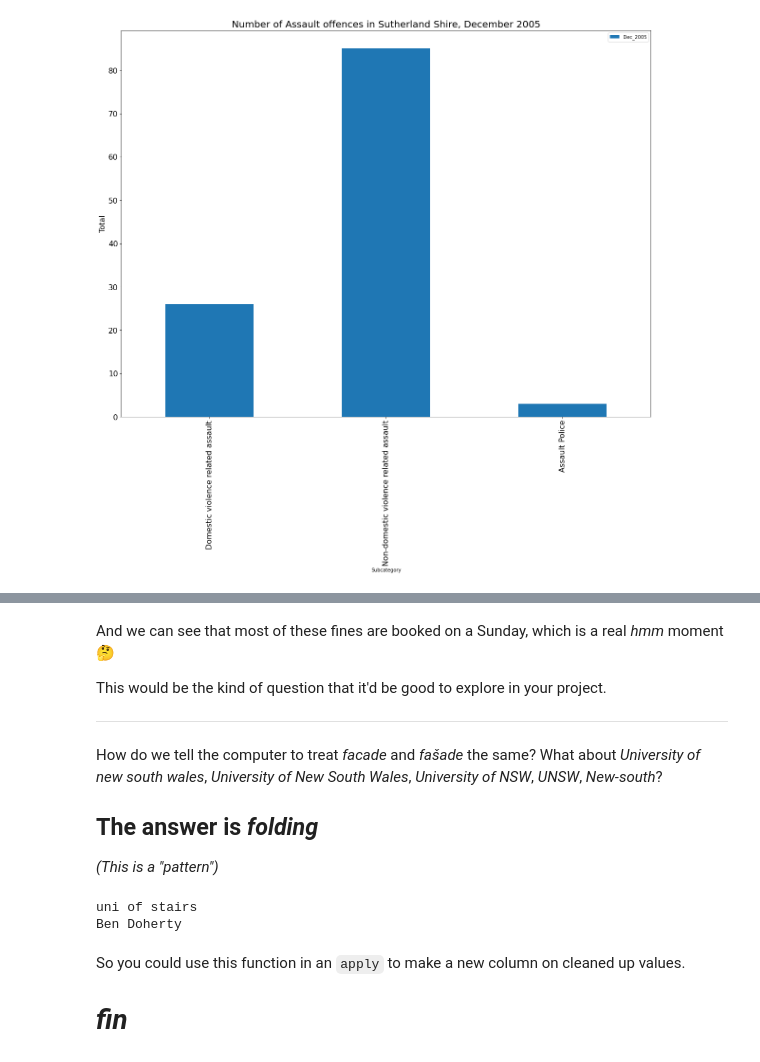
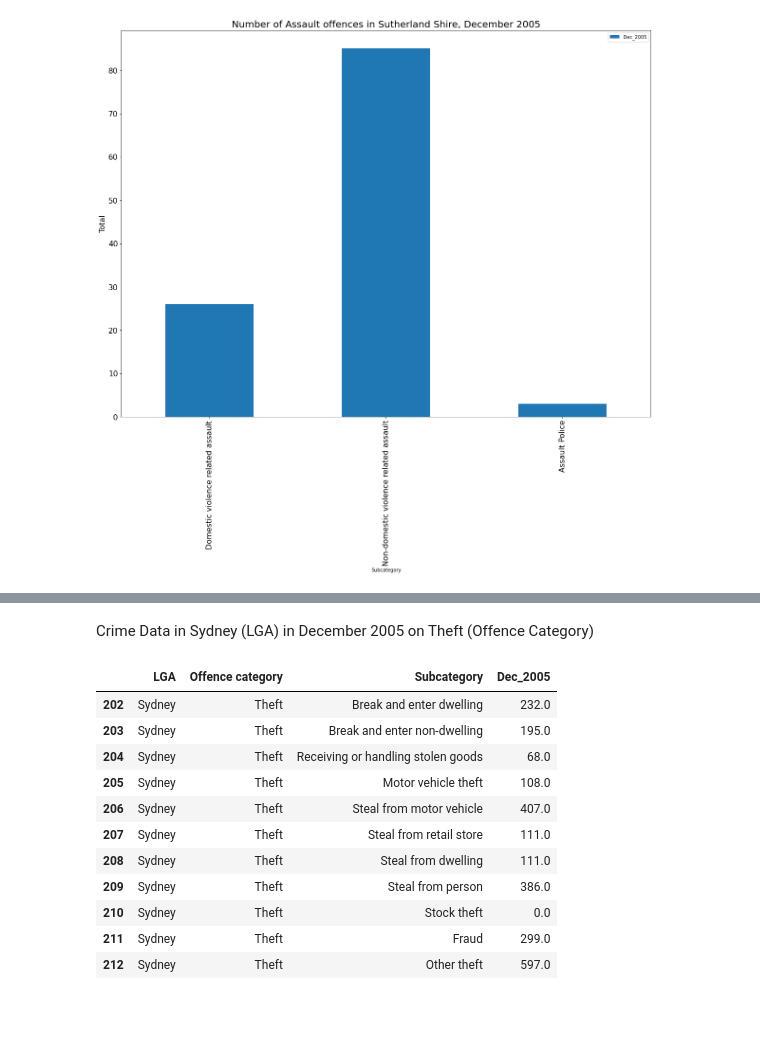
Before and after one commit to joshmic/Data_Project, a Jupyter notebook: Crime Data - NSW.ipynb, the cells around one changed output, grey strips where cells are left out. Saved outputs shown, nothing was run; the diff lists cells and outputs as text; code cells hidden in the pictures; blank space fills up the shorter version.

```diff
--- a/Crime Data - NSW.ipynb
+++ b/Crime Data - NSW.ipynb
@@ -879,46 +320,33 @@ crime_data.nice_day.value_counts().plot(kind="bar")
-# %% [markdown]
-And we can see that most of these fines are booked on a Sunday, which is a real _hmm_ moment 🤔
-
-This would be the kind of question that it'd be good to explore in your project.
-
----
-
-How do we tell the computer to treat _facade_ and _fašade_ the same? What about _University of new south wales_, _University of New South Wales_, _University of NSW_, _UNSW_, _New-south_?
-
-## The answer is _folding_
-
-_(This is a "pattern")_
-# %%
-def fold(given):
-    """Return canonical versions of inputs."""
-
-    # Use canonical variables so that you can define once, use many times.
-    UNSW_canonical = "uni of stairs"
-    ben_name_cannonical = "Ben Doherty"
-
-    # dictionary of input:output pairs
-    folds = {
-        "University of new south wales": UNSW_canonical,
-        "University of New South Wales": UNSW_canonical,
-        "University of NSW": UNSW_canonical,
-        "UNSW": UNSW_canonical,
-        "New-south": UNSW_canonical,
-        "BDoh": ben_name_cannonical,
-        "Benny": ben_name_cannonical,
-        "Mr Dockerty": ben_name_cannonical,
-        "Oi, Dickehead!": ben_name_cannonical
-    }
-
-#     return folds[given] # needs a defensive part, but ommited for clarity.
-    default_value = given
-    return folds.get(given, default_value)
-
-print(fold("New-south"))
-print(fold("BDoh"))
-# %% [output]
-uni of stairs
-Ben Doherty
-# %% [markdown]
-So you could use this function in an `apply` to make a new column on cleaned up values.
-
-# _fin_
+# %% [markdown]
+Crime Data in Sydney (LGA) in December 2005 on Theft (Offence Category)
+# %%
+Inner_Sydney_group = crime_data.groupby(['Statistical Division'])
+Inner_Sydney = Inner_Sydney_group.get_group('Inner Sydney')
+
+crime_data_Inner_Syd = Inner_Sydney[['LGA','Offence category','Subcategory','Dec_2005']]
+
+
+Syd_group = crime_data_Inner_Syd.groupby(['LGA'])
+Sydney = Syd_group.get_group('Sydney')
+
+crime_data_Sydney = Sydney[['LGA','Offence category','Subcategory','Dec_2005']]
+
+
+Syd_Theft_group = crime_data_Sydney.groupby(['Offence category'])
+Sydney_Theft = Syd_Theft_group.get_group('Theft')
+
+crime_data_Sydney_Theft = Sydney_Theft[['LGA','Offence category','Subcategory','Dec_2005']]
+crime_data_Sydney_Theft.head(11)
+# %% [output]
+|  | LGA | Offence category | Subcategory | Dec_2005 |
+| 202 | Sydney | Theft | Break and enter dwelling | 232.0 |
+| 203 | Sydney | Theft | Break and enter non-dwelling | 195.0 |
+| 204 | Sydney | Theft | Receiving or handling stolen goods | 68.0 |
+| 205 | Sydney | Theft | Motor vehicle theft | 108.0 |
+| 206 | Sydney | Theft | Steal from motor vehicle | 407.0 |
+| 207 | Sydney | Theft | Steal from retail store | 111.0 |
+| 208 | Sydney | Theft | Steal from dwelling | 111.0 |
+| 209 | Sydney | Theft | Steal from person | 386.0 |
+| 210 | Sydney | Theft | Stock theft | 0.0 |
+| 211 | Sydney | Theft | Fraud | 299.0 |
+| 212 | Sydney | Theft | Other theft | 597.0 |
```
Also changed, not shown: parts of 101 cells of this notebook.
